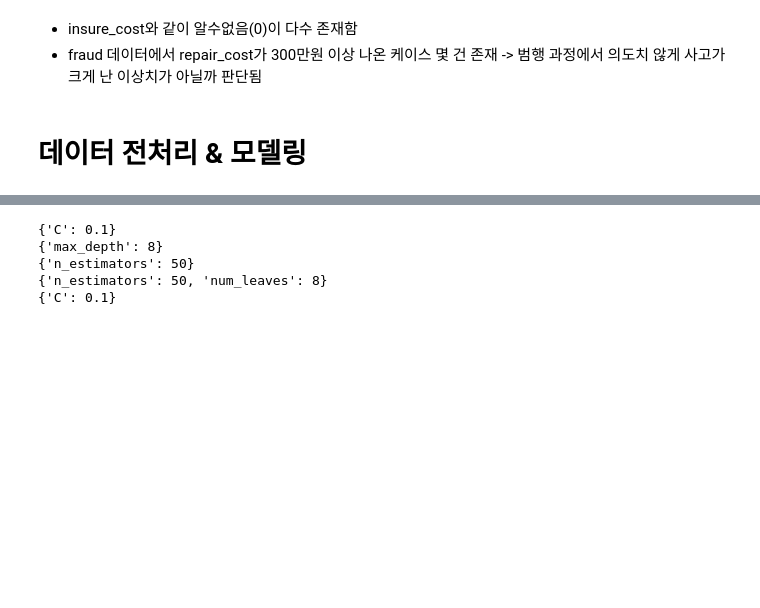
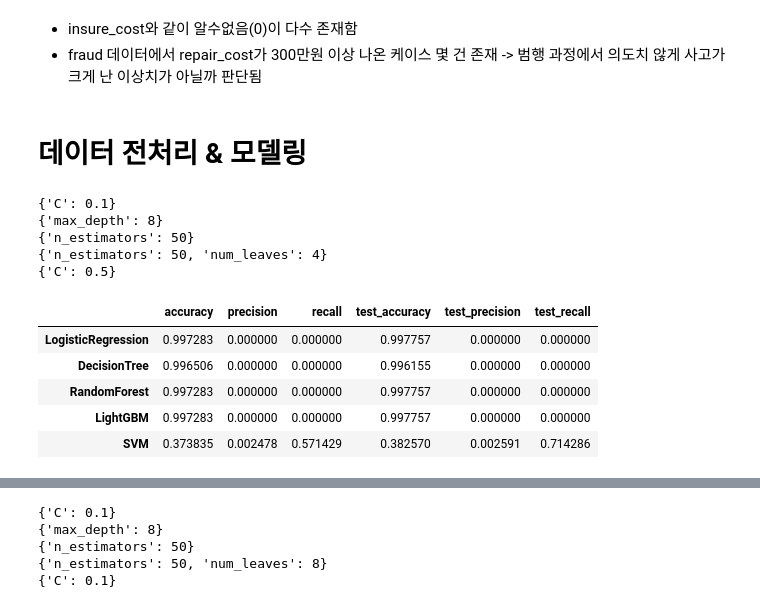
Before and after one commit to timeno10/dss_ml_socar, a Jupyter notebook: socar.ipynb, the cells around one changed output, grey strips where cells are left out. Saved outputs shown, nothing was run; the diff lists cells and outputs as text; code cells hidden in the pictures; blank space fills up the shorter version.

```diff
--- a/socar.ipynb
+++ b/socar.ipynb
@@ -399,3 +399,19 @@ plt.show()
 # 데이터 전처리 & 모델링
 # %%
 from workspace.SungJun.socar_module import SocarML
+# %%
+sc = SocarML(socar)
+sc.split_dataset()
+sc.get_result_pd()
+# %% [output]
+{'C': 0.1}
+{'max_depth': 8}
+{'n_estimators': 50}
+{'n_estimators': 50, 'num_leaves': 4}
+{'C': 0.5}
+|  | accuracy | precision | recall | test_accuracy | test_precision | test_recall |
+| LogisticRegression | 0.997283 | 0.000000 | 0.000000 | 0.997757 | 0.000000 | 0.000000 |
+| DecisionTree | 0.996506 | 0.000000 | 0.000000 | 0.996155 | 0.000000 | 0.000000 |
+| RandomForest | 0.997283 | 0.000000 | 0.000000 | 0.997757 | 0.000000 | 0.000000 |
+| LightGBM | 0.997283 | 0.000000 | 0.000000 | 0.997757 | 0.000000 | 0.000000 |
+| SVM | 0.373835 | 0.002478 | 0.571429 | 0.382570 | 0.002591 | 0.714286 |
```
Also changed, not shown: parts of 7 cells of this notebook.
